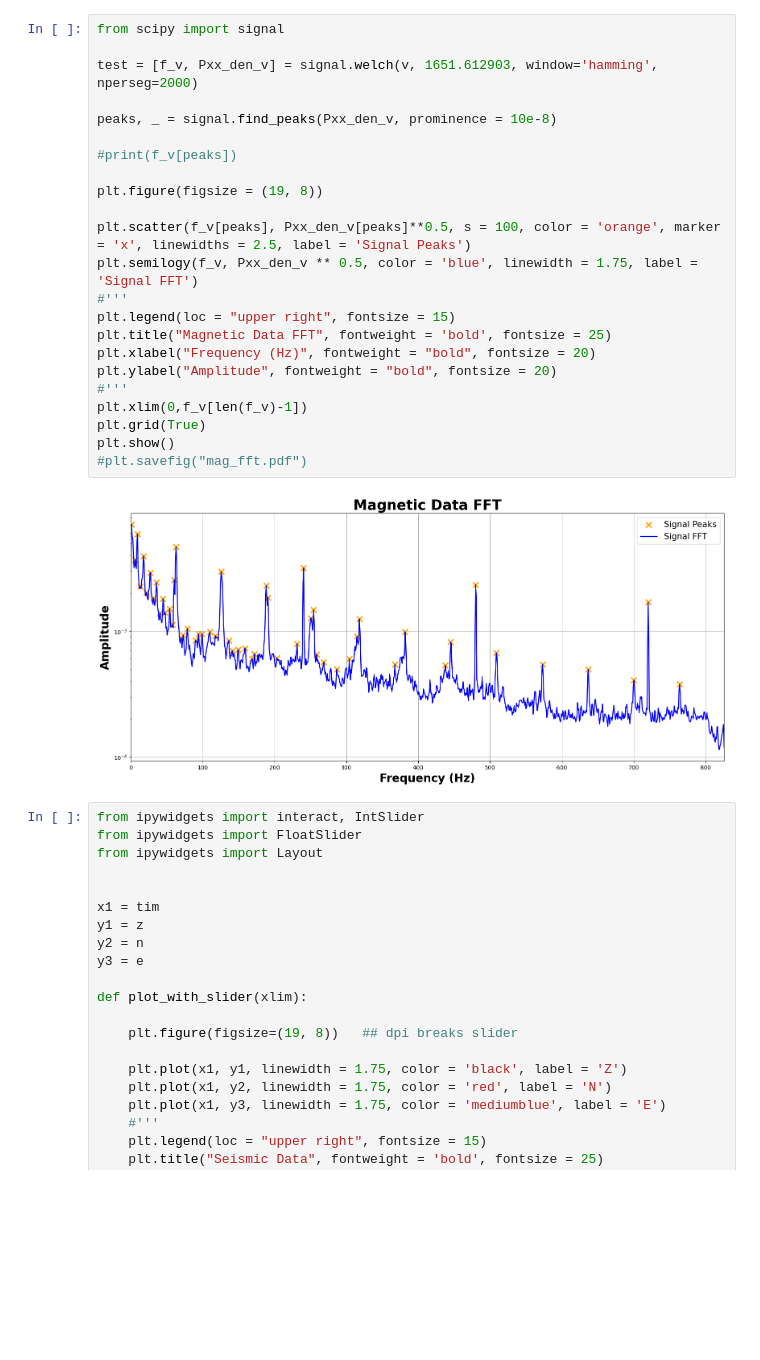
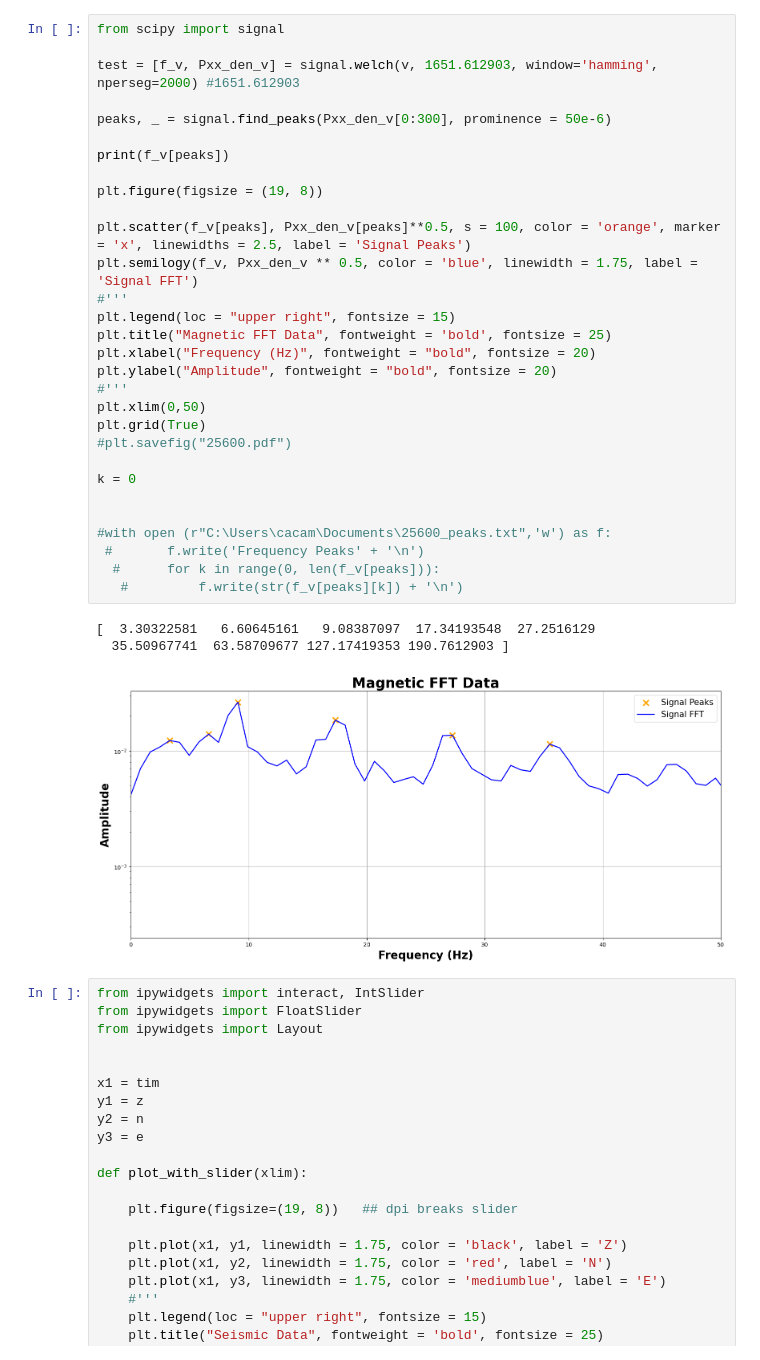
Before and after one commit to EquivocalBeing/CE_code, a Jupyter notebook: Webdaq_Test.ipynb, the cells around one changed output. Drawn from its saved outputs; the diff is of its cells as text; blank space fills up the shorter version.

```diff
--- a/Webdaq_Test.ipynb
+++ b/Webdaq_Test.ipynb
@@ -87,28 +91,37 @@ plt.savefig("Mag_selc.pdf")
-# %%
-from scipy import signal
-
-test = [f_v, Pxx_den_v] = signal.welch(v, 1651.612903, window='hamming', nperseg=2000)
-
-peaks, _ = signal.find_peaks(Pxx_den_v, prominence = 10e-8)
-
-#print(f_v[peaks])
-
-plt.figure(figsize = (19, 8))
-
-plt.scatter(f_v[peaks], Pxx_den_v[peaks]**0.5, s = 100, color = 'orange', marker = 'x', linewidths = 2.5, label = 'Signal Peaks')
-plt.semilogy(f_v, Pxx_den_v ** 0.5, color = 'blue', linewidth = 1.75, label = 'Signal FFT')
-#'''
-plt.legend(loc = "upper right", fontsize = 15)
-plt.title("Magnetic Data FFT", fontweight = 'bold', fontsize = 25)
-plt.xlabel("Frequency (Hz)", fontweight = "bold", fontsize = 20)
-plt.ylabel("Amplitude", fontweight = "bold", fontsize = 20)
-#'''
-plt.xlim(0,f_v[len(f_v)-1])
-plt.grid(True)
-plt.show()
-#plt.savefig("mag_fft.pdf")
-# %% [output]
-[figure, removed]
+# %%
+from scipy import signal
+
+test = [f_v, Pxx_den_v] = signal.welch(v, 1651.612903, window='hamming', nperseg=2000) #1651.612903
+
+peaks, _ = signal.find_peaks(Pxx_den_v[0:300], prominence = 50e-6)
+
+print(f_v[peaks])
+
+plt.figure(figsize = (19, 8))
+
+plt.scatter(f_v[peaks], Pxx_den_v[peaks]**0.5, s = 100, color = 'orange', marker = 'x', linewidths = 2.5, label = 'Signal Peaks')
+plt.semilogy(f_v, Pxx_den_v ** 0.5, color = 'blue', linewidth = 1.75, label = 'Signal FFT')
+#'''
+plt.legend(loc = "upper right", fontsize = 15)
+plt.title("Magnetic FFT Data", fontweight = 'bold', fontsize = 25)
+plt.xlabel("Frequency (Hz)", fontweight = "bold", fontsize = 20)
+plt.ylabel("Amplitude", fontweight = "bold", fontsize = 20)
+#'''
+plt.xlim(0,50)
+plt.grid(True)
+#plt.savefig("25600.pdf")
+
+k = 0
+
+
+#with open (r"C:\Users\cacam\Documents\25600_peaks.txt",'w') as f:
+ #       f.write('Frequency Peaks' + '\n')
+  #      for k in range(0, len(f_v[peaks])):
+   #         f.write(str(f_v[peaks][k]) + '\n')
+# %% [output]
+[  3.30322581   6.60645161   9.08387097  17.34193548  27.2516129
+  35.50967741  63.58709677 127.17419353 190.7612903 ]
+[figure, added]
 # %%
 from ipywidgets import interact, IntSlider
 from ipywidgets import FloatSlider
```
Also changed, not shown: parts of 5 cells of this notebook.
